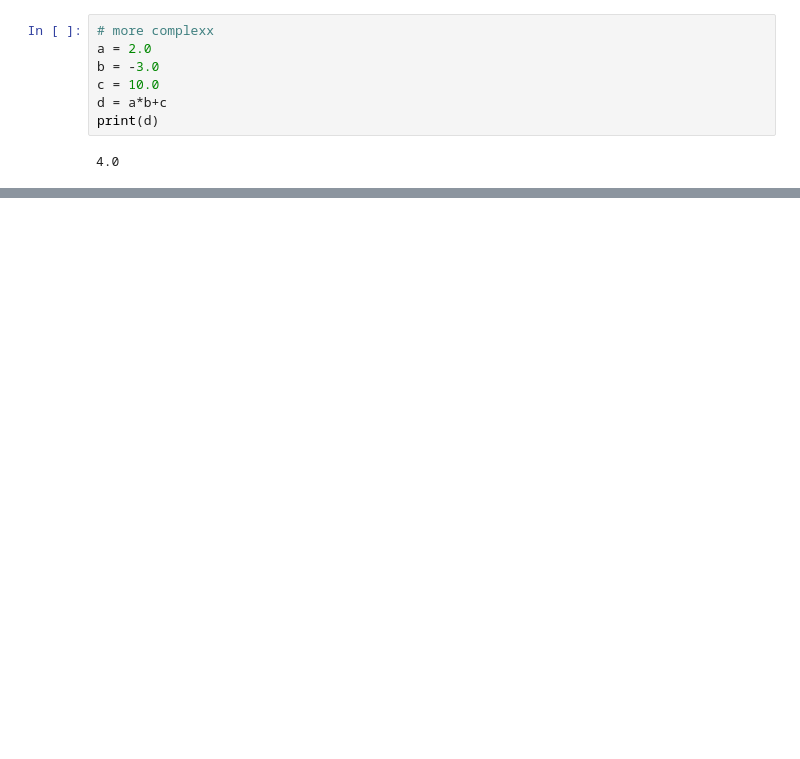
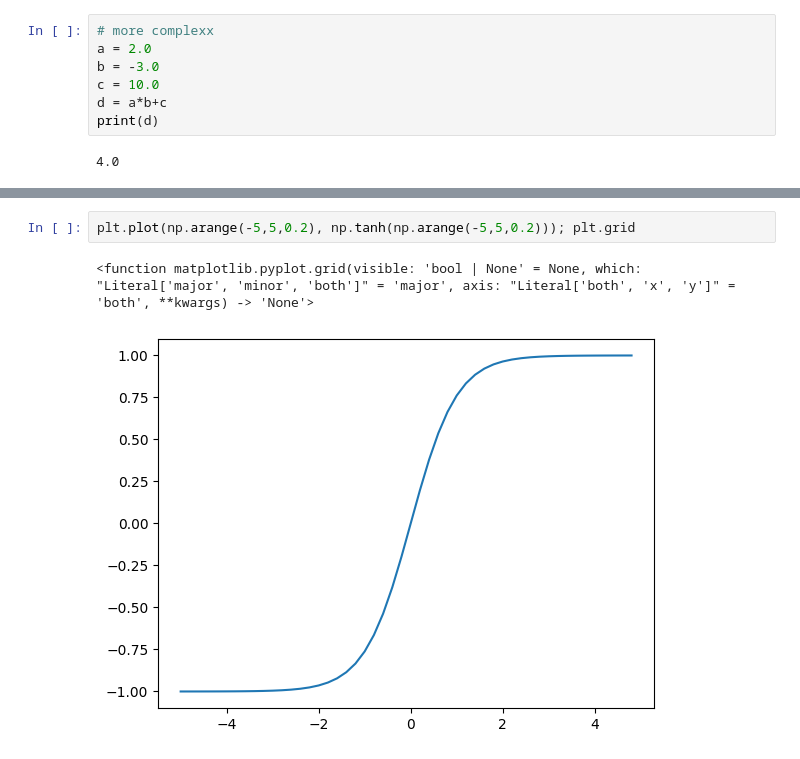
Before and after one commit to Shreeshinator/MyMicroGrad, a Jupyter notebook: MyMicroGrad.ipynb, the cells around one changed output, grey strips where cells are left out. Cells and saved outputs as stored; diff of their text form; blank space fills up the shorter version.

```diff
--- a/MyMicroGrad.ipynb
+++ b/MyMicroGrad.ipynb
@@ -132,0 +212,5 @@ draw_dot(d)
+# %%
+plt.plot(np.arange(-5,5,0.2), np.tanh(np.arange(-5,5,0.2))); plt.grid
+# %% [output]
+<function matplotlib.pyplot.grid(visible: 'bool | None' = None, which: "Literal['major', 'minor', 'both']" = 'major', axis: "Literal['both', 'x', 'y']" = 'both', **kwargs) -> 'None'>
+[figure, added]
```
Also changed, not shown: parts of 8 cells of this notebook.
